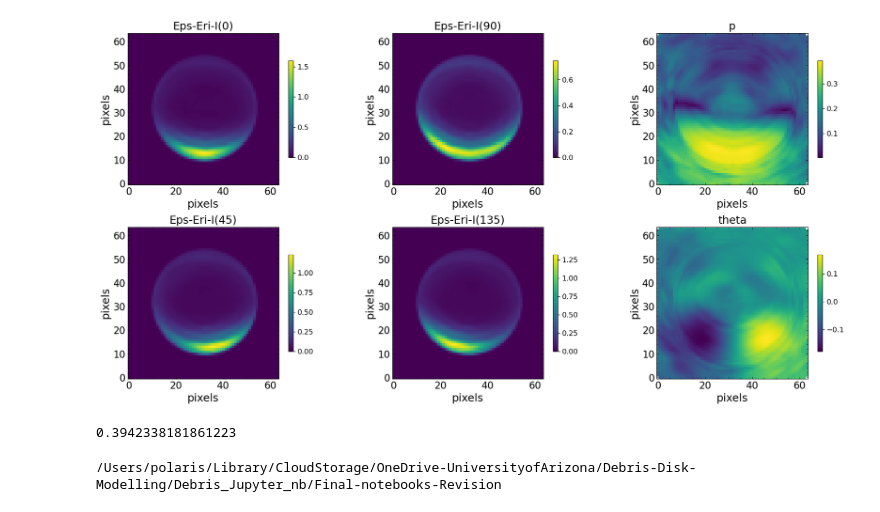
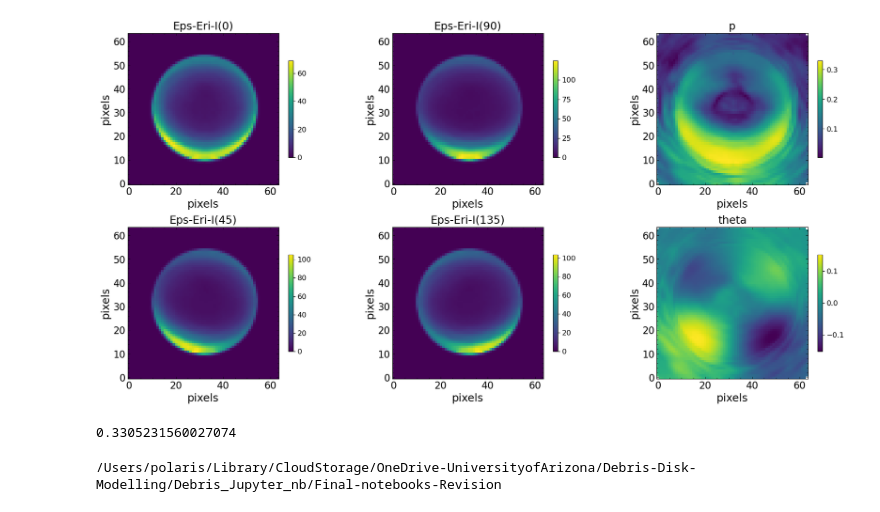
Before and after one commit to ramya-anche/polarization-simulations-romanCGI, a Jupyter notebook: HLC/Generating_raw_EMCCD_frames_HLC_epseri.ipynb, the cells around one changed output. Drawn from its saved outputs; the diff is of its cells as text; code cells hidden in the pictures.

```diff
--- a/HLC/Generating_raw_EMCCD_frames_HLC_epseri.ipynb
+++ b/HLC/Generating_raw_EMCCD_frames_HLC_epseri.ipynb
@@ -15,15 +15,15 @@ from scipy.ndimage.interpolation import zoom
 from numpy import unravel_index
 # %%
 # Import Disk File, gain, and exposure time
-file_dir='/Users/polaris/Onedrive-UA/OneDrive - University of Arizona/Debris-Disk-Modelling/Debris-Disk-Modelling/Eps-eri-Roman_pol/Simulations_paper/Revision/Fainter_disk/HLC_band/'
+file_dir='/Users/polaris/Onedrive-UA/OneDrive - University of Arizona/Debris-Disk-Modelling/Debris-Disk-Modelling/Eps-eri-Roman_pol/Simulations_paper/Revision/Revision_2/HLC_band/'
 disk_file_dir=file_dir+'Astrosil/'
-fig_dir='/Users/polaris/Onedrive-UA/OneDrive - University of Arizona/Debris-Disk-Modelling/Debris-Disk-Modelling/Eps-eri-Roman_pol/Simulations_paper/Revision/Figures/'
+fig_dir='/Users/polaris/Onedrive-UA/OneDrive - University of Arizona/Debris-Disk-Modelling/Debris-Disk-Modelling/Eps-eri-Roman_pol/Simulations_paper/Revision/Revision_2/Figures/'
 diskfile1 = disk_file_dir+'disk_0.fits'
 diskfile2 = disk_file_dir+'disk_90.fits'
 diskfile3 = disk_file_dir+'disk_45.fits'
 diskfile4 = disk_file_dir+'disk_135.fits'
 framegain = 5000
-frametime = 30  #seconds
+frametime = 5  #seconds
 
 fluxmap1 = fits.open(diskfile1)
 fluxmap2 = fits.open(diskfile2)
@@ -88,38 +88,38 @@ ax1.set_title('Eps-Eri-I(45)',fontsize=18)
 cb = fig.colorbar(im1,orientation='vertical',shrink=0.5)
 cb.ax.tick_params(labelsize=12)
 
 ax1=fig.add_subplot(235)
 ax1.yaxis.set_ticks_position('both')
 ax1.xaxis.set_ticks_position('both')
 ax1.minorticks_on()
 ax1.tick_params(which='both', direction='in', width=0.5, labelsize=16)
 im1=ax1.imshow(fluxmap4[0].data,cmap='viridis')
 ax1.invert_yaxis()
 ax1.set_ylabel('pixels',fontsize=18)
 ax1.set_xlabel('pixels',fontsize=18)
 ax1.set_title('Eps-Eri-I(135)',fontsize=18)
 cb = fig.colorbar(im1,orientation='vertical',shrink=0.5)
 cb.ax.tick_params(labelsize=12)
 
 ax1=fig.add_subplot(236)
 ax1.yaxis.set_ticks_position('both')
 ax1.xaxis.set_ticks_position('both')
 ax1.minorticks_on()
 ax1.tick_params(which='both', direction='in', width=0.5, labelsize=16)
 im1=ax1.imshow(theta,cmap='viridis')
 ax1.invert_yaxis()
 ax1.set_ylabel('pixels',fontsize=18)
 ax1.set_xlabel('pixels',fontsize=18)
 ax1.set_title('theta',fontsize=18)
 cb = fig.colorbar(im1,orientation='vertical',shrink=0.5)
 cb.ax.tick_params(labelsize=12)
 fig.subplots_adjust(hspace=0, wspace=0.4, top=1, right=0.95)
 # %% [output]
-[figure, old version]
+[figure, new version]
 # %%
 np.nanmax(p)
 # %% [output]
-0.3942338181861223
+0.3305231560027074
 # %%
 # meta_path will depend on the directory you installed emccd_detect in
 meta_path = ''
```
Also changed, not shown: parts of 6 cells of this notebook, 1 other file.
